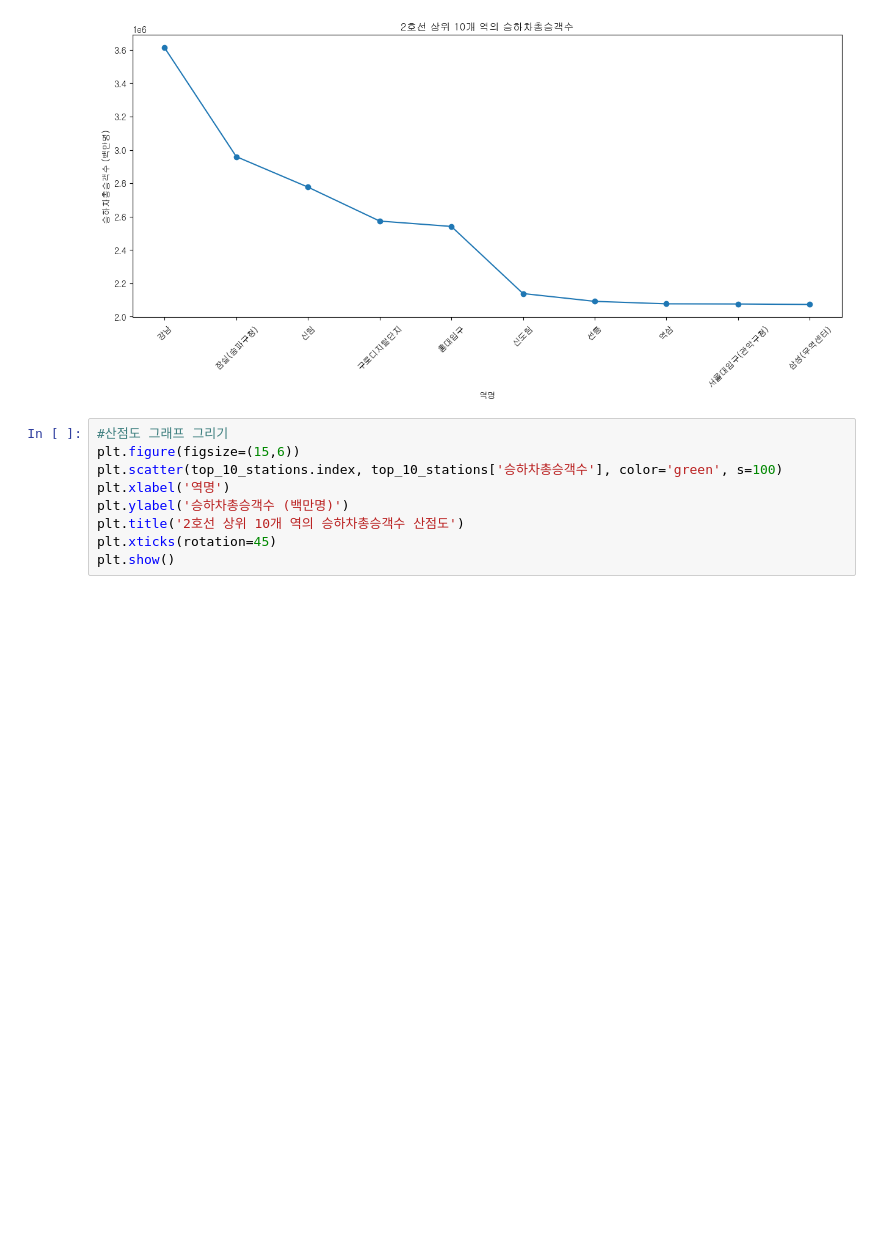
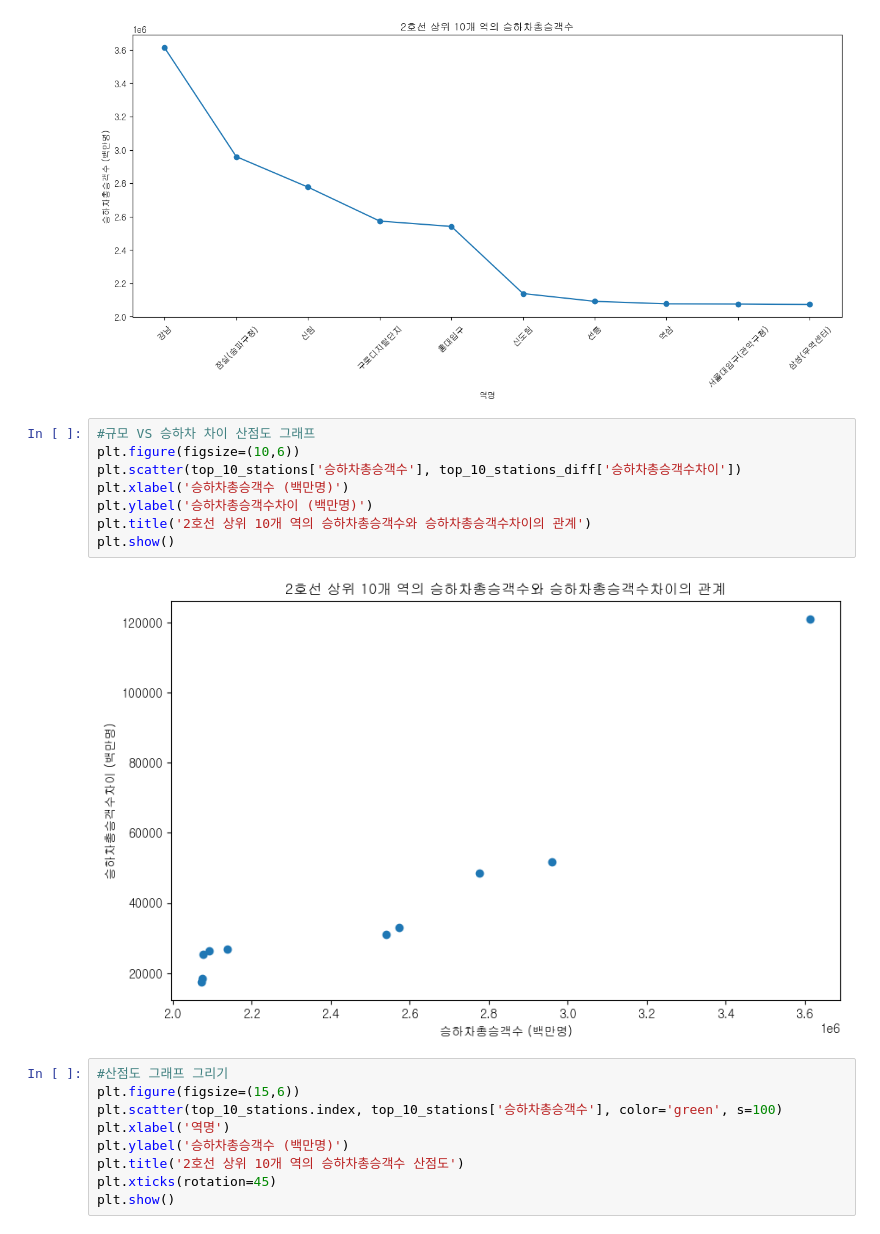
Before and after one commit to chanho0215/hipython, a Jupyter notebook: 42.데이터전처리.ipynb, the cells around one changed output. Saved outputs shown, nothing was run; the diff lists cells and outputs as text; blank space fills up the shorter version.

```diff
--- a/42.데이터전처리.ipynb
+++ b/42.데이터전처리.ipynb
@@ -1610,6 +1594,16 @@ plt.xticks(rotation=45)
 plt.show()
 # %% [output]
 [figure]
+# %%
+#규모 VS 승하차 차이 산점도 그래프
+plt.figure(figsize=(10,6))
+plt.scatter(top_10_stations['승하차총승객수'], top_10_stations_diff['승하차총승객수차이'])
+plt.xlabel('승하차총승객수 (백만명)')
+plt.ylabel('승하차총승객수차이 (백만명)')
+plt.title('2호선 상위 10개 역의 승하차총승객수와 승하차총승객수차이의 관계')
+plt.show()
+# %% [output]
+[figure, added]
 # %%
 #산점도 그래프 그리기
 plt.figure(figsize=(15,6))
```
Also changed, not shown: parts of 5 cells of this notebook, 3 other files.
